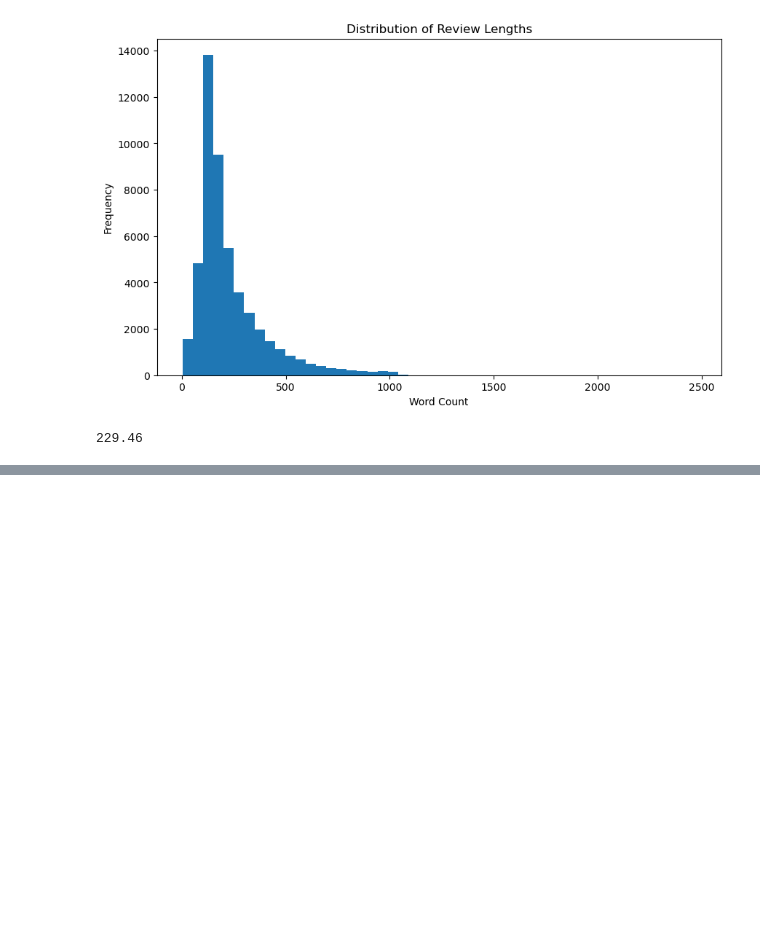
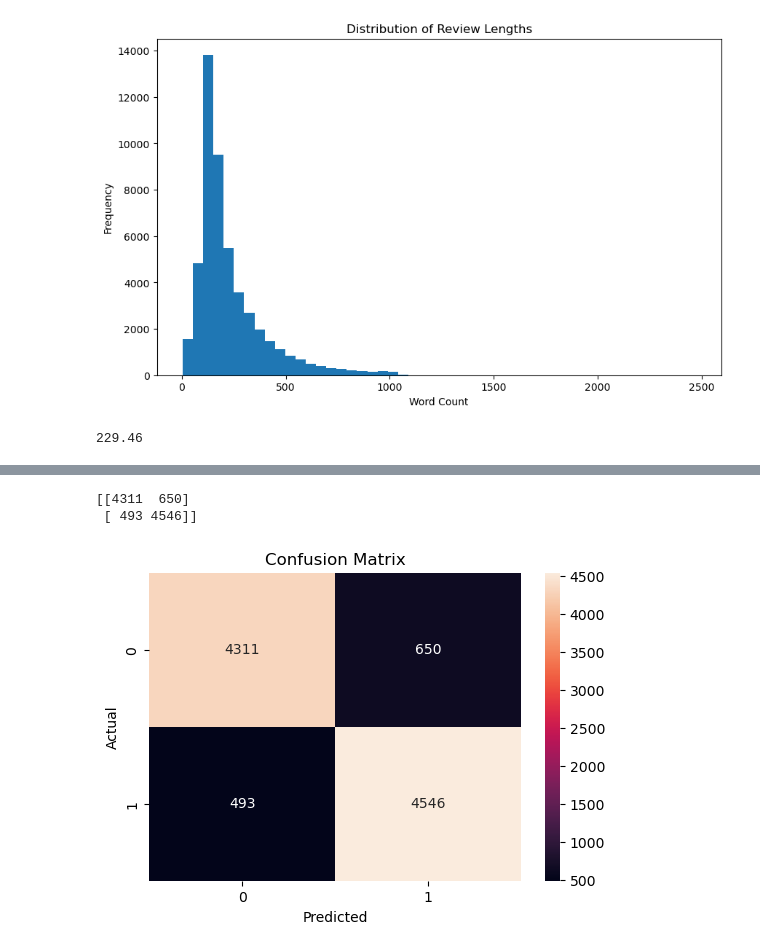
Before and after one commit to Pragya-05/Mini-projects-Machine-Learning, a Jupyter notebook: Movie-Review-Sentiment-Analyzer/notebooks/sentiment_analysis.ipynb, the cells around one changed output, grey strips where cells are left out. Drawn from its saved outputs; the diff is of its cells as text; code cells hidden in the pictures; blank space fills up the shorter version.

Commit message:
Built logistic regression sentiment classifier

```diff
--- a/Movie-Review-Sentiment-Analyzer/notebooks/sentiment_analysis.ipynb
+++ b/Movie-Review-Sentiment-Analyzer/notebooks/sentiment_analysis.ipynb
@@ -187,0 +358,9 @@ round(
+# %%
+from sklearn.model_selection import train_test_split
+
+X_train, X_test, y_train, y_test = train_test_split(
+    X,
+    y,
+    test_size=0.2,
+    random_state=42
+)
@@ -187,0 +381,6 @@ round(
+# %%
+from sklearn.linear_model import LogisticRegression
+
+lr = LogisticRegression(max_iter=1000)
+
+lr.fit(X_train, y_train)
@@ -187,0 +389,2 @@ round(
+# %%
+y_pred = lr.predict(X_test)
@@ -187,0 +412,28 @@ round(
+# %%
+from sklearn.metrics import confusion_matrix
+
+cm = confusion_matrix(y_test, y_pred)
+
+print(cm)
+# %% [output]
+[[4311  650]
+ [ 493 4546]]
+# %%
+import seaborn as sns
+import matplotlib.pyplot as plt
+
+plt.figure(figsize=(6,4))
+
+sns.heatmap(
+    cm,
+    annot=True,
+    fmt="d"
+)
+
+plt.xlabel("Predicted")
+plt.ylabel("Actual")
+plt.title("Confusion Matrix")
+
+plt.show()
+# %% [output]
+[figure, added]
```
Also changed, not shown: parts of 40 cells of this notebook.
